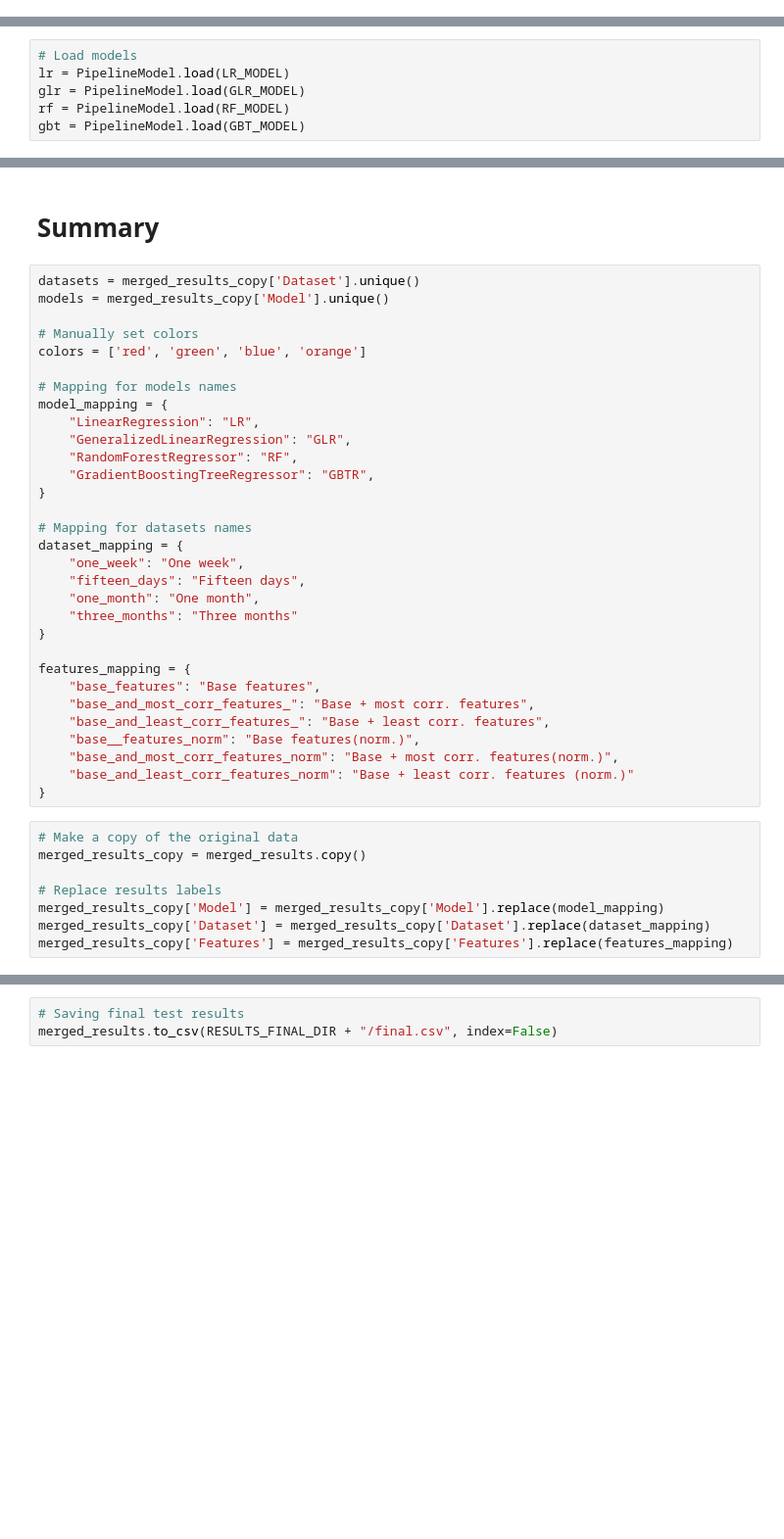
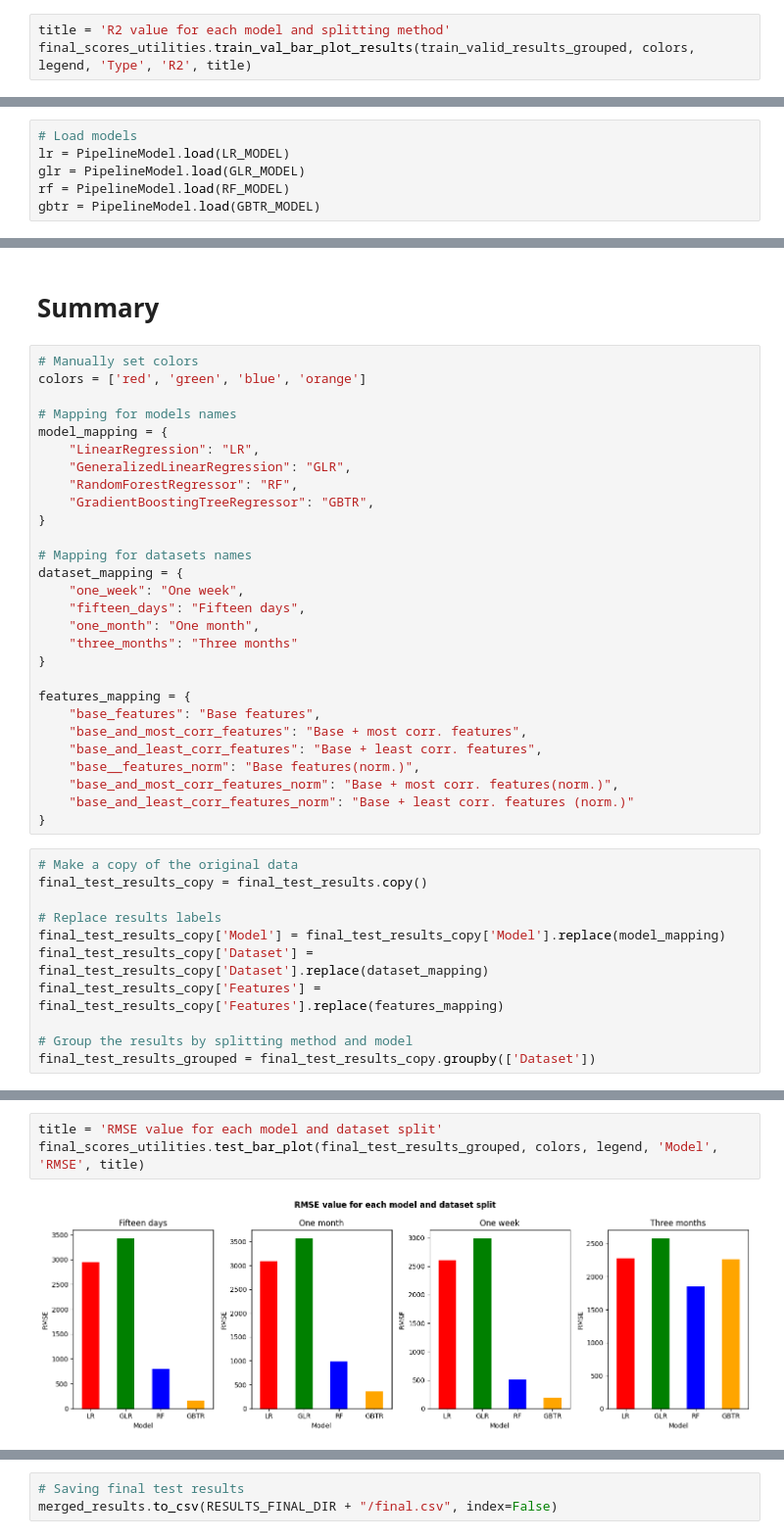
Before and after one commit to CorsiDanilo/bitcoin-price-prediction-with-pyspark, a Jupyter notebook: notebooks/6-final-scores.ipynb, the cells around one changed output, grey strips where cells are left out. Shown at 98% size. Cells and saved outputs as stored; diff of their text form; blank space fills up the shorter version.

Commit message:
Updated plots on the last notebook

```diff
--- a/notebooks/6-final-scores.ipynb
+++ b/notebooks/6-final-scores.ipynb
@@ -385,0 +312,3 @@ plt.show()
+# %%
+title = 'R2 value for each model and splitting method'
+final_scores_utilities.train_val_bar_plot_results(train_valid_results_grouped, colors, legend, 'Type', 'R2', title)
@@ -592,4 +372,4 @@ print(BASE_AND_LEAST_CORR_FEATURES)
 lr = PipelineModel.load(LR_MODEL)
 glr = PipelineModel.load(GLR_MODEL)
 rf = PipelineModel.load(RF_MODEL)
-gbt = PipelineModel.load(GBT_MODEL)
+gbtr = PipelineModel.load(GBTR_MODEL)
@@ -751,9 +498,6 @@ for i, data in enumerate(datasets_list):
 # %% [markdown]
 # Summary
 # %%
-datasets = merged_results_copy['Dataset'].unique()
-models = merged_results_copy['Model'].unique()
-
 # Manually set colors
 colors = ['red', 'green', 'blue', 'orange']
 
@@ -775,17 +519,20 @@ dataset_mapping = {
 
 features_mapping = {
     "base_features": "Base features",
-    "base_and_most_corr_features_": "Base + most corr. features",
-    "base_and_least_corr_features_": "Base + least corr. features",
+    "base_and_most_corr_features": "Base + most corr. features",
+    "base_and_least_corr_features": "Base + least corr. features",
     "base__features_norm": "Base features(norm.)",
     "base_and_most_corr_features_norm": "Base + most corr. features(norm.)",
     "base_and_least_corr_features_norm": "Base + least corr. features (norm.)"
 }
 # %%
 # Make a copy of the original data
-merged_results_copy = merged_results.copy()
+final_test_results_copy = final_test_results.copy()
 
 # Replace results labels
-merged_results_copy['Model'] = merged_results_copy['Model'].replace(model_mapping)
-merged_results_copy['Dataset'] = merged_results_copy['Dataset'].replace(dataset_mapping)
-merged_results_copy['Features'] = merged_results_copy['Features'].replace(features_mapping)
+final_test_results_copy['Model'] = final_test_results_copy['Model'].replace(model_mapping)
+final_test_results_copy['Dataset'] = final_test_results_copy['Dataset'].replace(dataset_mapping)
+final_test_results_copy['Features'] = final_test_results_copy['Features'].replace(features_mapping)
+
+# Group the results by splitting method and model
+final_test_results_grouped = final_test_results_copy.groupby(['Dataset'])
@@ -811,0 +559,5 @@ merged_results_copy
+# %%
+title = 'RMSE value for each model and dataset split'
+final_scores_utilities.test_bar_plot(final_test_results_grouped, colors, legend, 'Model', 'RMSE', title)
+# %% [output]
+[figure, added]
```
Also changed, not shown: parts of 34 cells of this notebook, 8 other files.
